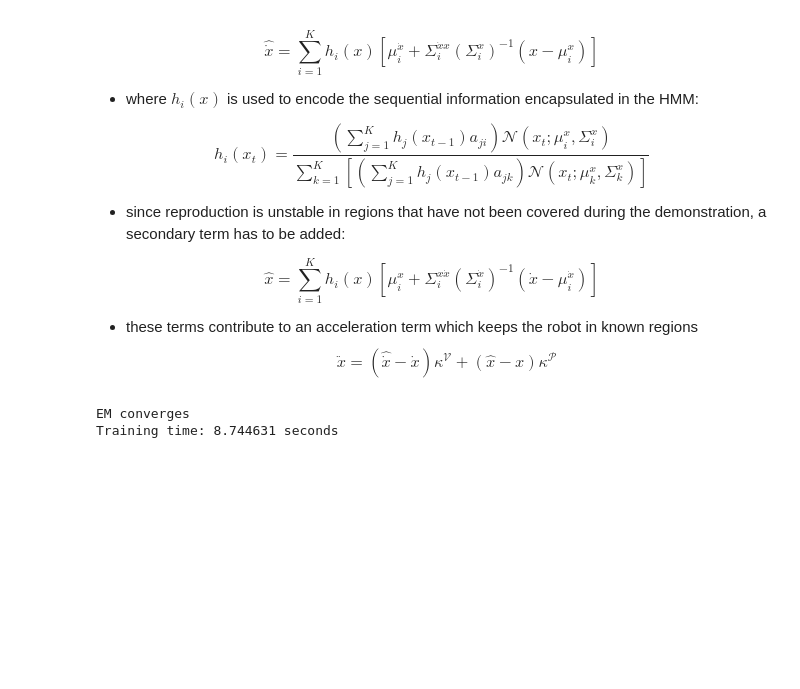
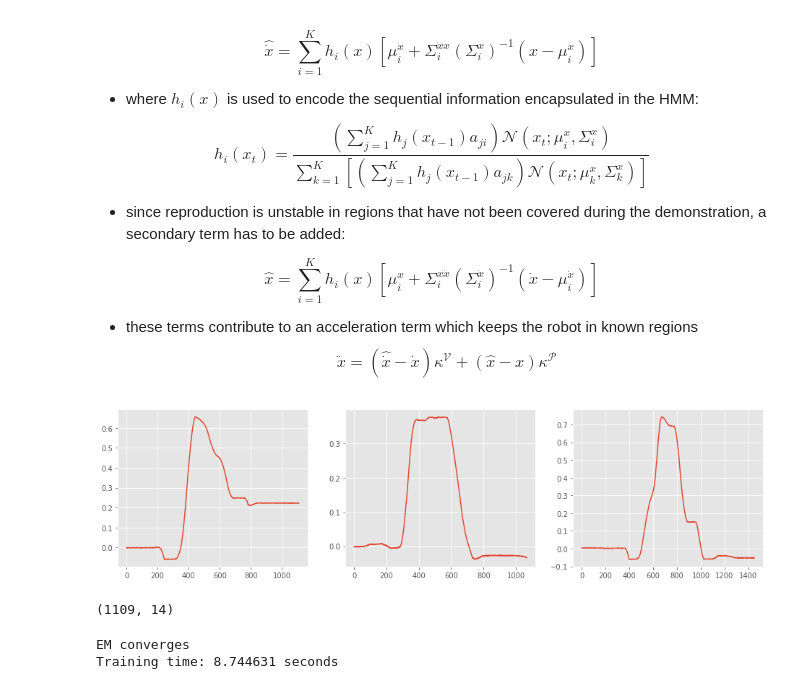
Before and after one commit to marctuscher/imitation-learning, a Jupyter notebook: slides/slides_clean.ipynb, the cells around one changed output. Saved outputs shown, nothing was run; the diff lists cells and outputs as text; code cells hidden in the pictures; blank space fills up the shorter version.

```diff
--- a/slides/slides_clean.ipynb
+++ b/slides/slides_clean.ipynb
@@ -237,18 +237,35 @@ $$\ddot{x} = (\hat{\dot{x}} - \dot{x}) \kappa^{\mathcal{V}} + (\hat{x}-x)\kappa^
 # %%
 import pbdlib as pbd
 import pickle
 import os
 import time
 from collections import defaultdict
 os.getcwd()
 
 # load names of joints to map from ros 2 rai joints. Only relevant joints (of right arm) are loaded
 with open('../bagfiles/names.pkl', 'rb') as f:
     names = pickle.load(f)
 
 # load demonstration dataset type: List of np.array() with shape=(np_steps_in_trajectory, 2*dim(q))
 with open('../bagfiles/demo_zero/dataset.pkl', 'rb') as f:
-    demos = pickle.load(f)
+    zero_demos = pickle.load(f)
+
+fig, ax = plt.subplots(1, 3, figsize=(16, 4))
+ax[0].plot(zero_demos[0][:, 1])
+ax[1].plot(zero_demos[1][:, 1])
+ax[2].plot(zero_demos[2][:, 1])
+
+def clean_zero_data(demos, lower, upper):
+    demos_out = []
+    for i in range(len(demos)):
+        demos_out.append(demos[i][lower:upper])
+    return demos_out
+# %% [output]
+[figure, added]
+# %%
+zero_demos[0].shape
+# %% [output]
+(1109, 14)
 # %%
 # initialize HMM model and train using expectation-maximization (already implemented in https://gitlab.idiap.ch/rli/pbdlib-python)
 model = pbd.HMM(4, 14)
```
Also changed, not shown: parts of 5 cells of this notebook, 1 other file.
